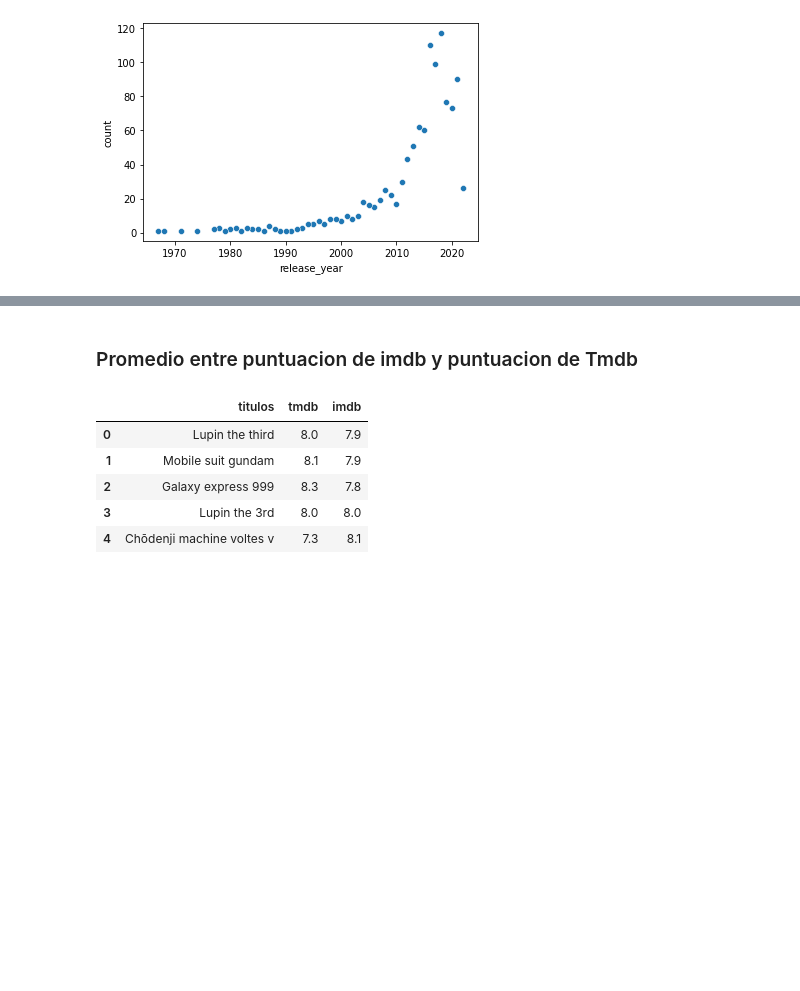
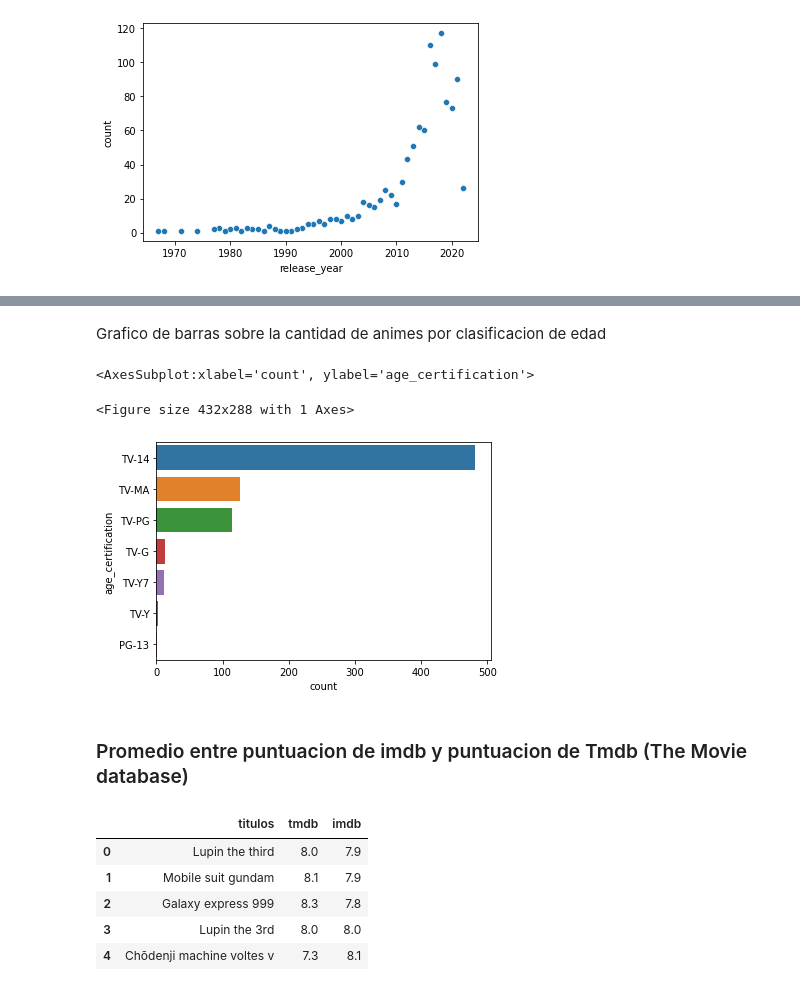
Before and after one commit to Eva02Daruma/presentacion-de-IA, a Jupyter notebook: main.ipynb, the cells around one changed output, grey strips where cells are left out. Cells and saved outputs as stored; diff of their text form; code cells hidden in the pictures; blank space fills up the shorter version.

```diff
--- a/main.ipynb
+++ b/main.ipynb
@@ -163,0 +173,3 @@ sns.scatterplot(x='release_year',y ='count', data=releaseYearSum)
+# %%
+age_summary = pd.DataFrame(titulos,columns=['age_certification']).value_counts().reset_index().rename(columns={0:'count'})
+age_summary
@@ -164,5 +185,14 @@ sns.scatterplot(x='release_year',y ='count', data=releaseYearSum)
+# %% [markdown]
+Grafico de barras sobre la cantidad de animes por clasificacion de edad
+# %%
+ax = sns.barplot(x="count", y="age_certification", data=age_summary)
+ax
+# %% [output]
+<AxesSubplot:xlabel='count', ylabel='age_certification'>
+<Figure size 432x288 with 1 Axes>
+[figure, added]
 # %% [markdown]
-### Promedio entre puntuacion de imdb  y puntuacion de Tmdb
+### Promedio entre puntuacion de imdb  y puntuacion de Tmdb (The Movie database)
 # %%
 datosDistr = pd.DataFrame({'titulos':titulos['title'], 'tmdb':titulos['tmdb_score'],'imdb':titulos['imdb_score']})
 datosDistr['tmdb'] = datosDistr['tmdb'].fillna(datosDistr['imdb'])
```
Also changed, not shown: parts of 16 cells of this notebook.
